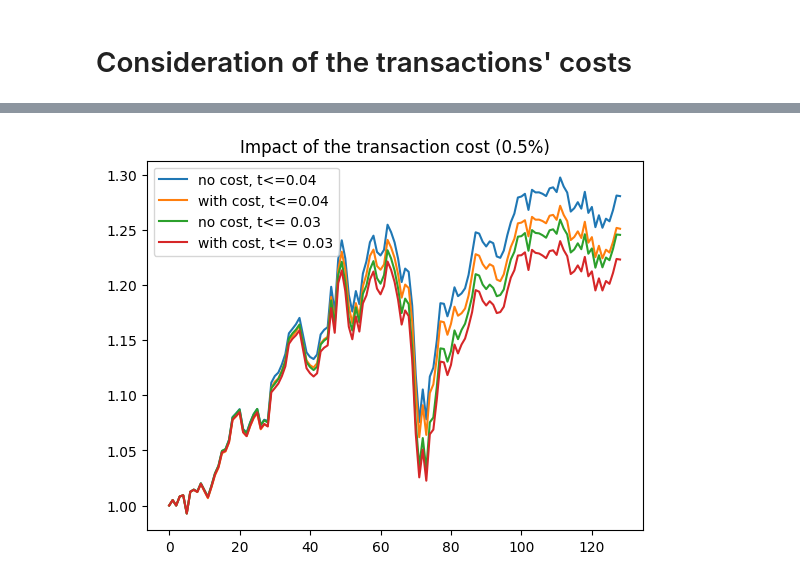
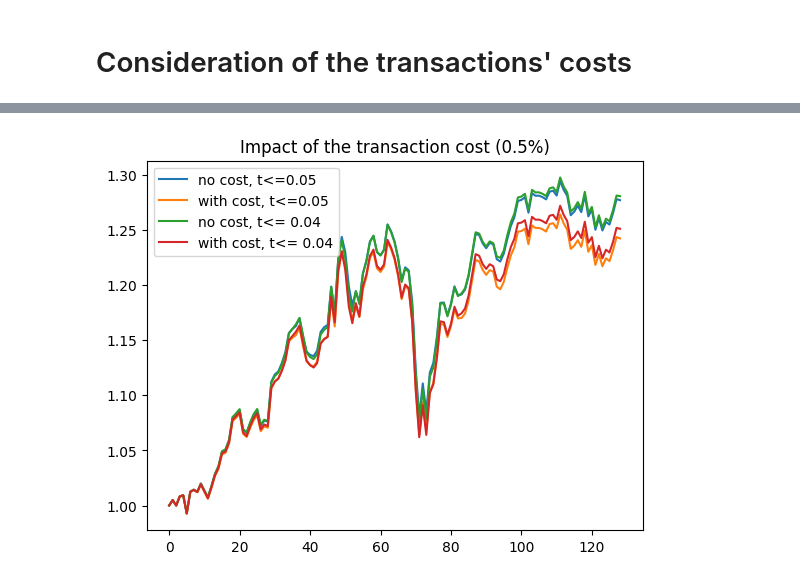
Before and after one commit to Hadrienvnt/Portfolio-Optimisation, a Jupyter notebook: dynamic_weights_allocation - in progress.ipynb, the cells around one changed output, grey strips where cells are left out. Saved outputs shown, nothing was run; the diff lists cells and outputs as text; code cells hidden in the pictures.

```diff
--- a/dynamic_weights_allocation - in progress.ipynb
+++ b/dynamic_weights_allocation - in progress.ipynb
@@ -271,7 +337,7 @@ for k,v in enumerate(evolutions) :
     sr = (mu - r_f)/std
     mdd =  np.max((np.maximum.accumulate(v)-v)/np.maximum.accumulate(v))
     comparison.loc[k+1] = np.round(np.array([mu,std,sr,mdd]),3)
-    plt.plot(v,label=f'V{k}')
+    plt.plot(v,label=f'V{k+1}')
 
 plt.legend()
 plt.title('Comparison of the parameters perfomances')
@@ -356,18 +435,20 @@ def realocation_transaction_cost(returns_df, T_w=252, dt=1, w_max = 0.15,turnove
 
     return np.array(weights_evol),np.array(V)
 # %%
+# Computing the different evolutions
 cost = 0.005
+
+_,V_nc5 = realocation(returns,w_max=0.15,turnover=0.05)
+plt.plot(V_nc5,label='no cost, t<=0.05')
+_ ,V_tc5= realocation_transaction_cost(returns,c=cost,turnover=0.05)
+plt.plot(V_tc5,label='with cost, t<=0.05')
 _,V_nc4 = realocation(returns,w_max=0.15,turnover=0.04)
-plt.plot(V_nc4,label='no cost, t<=0.04')
-_ ,V_tc4= realocation_transaction_cost(returns,c=cost)
-plt.plot(V_tc4,label='with cost, t<=0.04')
-_,V_nc3 = realocation(returns,w_max=0.15,turnover=0.03)
-plt.plot(V_nc3,label='no cost, t<= 0.03')
-_ ,V_tc3= realocation_transaction_cost(returns,turnover=0.03,c=cost)
-plt.plot(V_tc3,label='with cost, t<= 0.03')
+plt.plot(V_nc4,label='no cost, t<= 0.04')
+_ ,V_tc4= realocation_transaction_cost(returns,turnover=0.04,c=cost)
+plt.plot(V_tc4,label='with cost, t<= 0.04')
 
 plt.title(f'Impact of the transaction cost ({100*cost}%)')
 plt.legend()
 plt.show()
 # %% [output]
-[figure, old version]
+[figure, new version]
```
Also changed, not shown: parts of 20 cells of this notebook.
